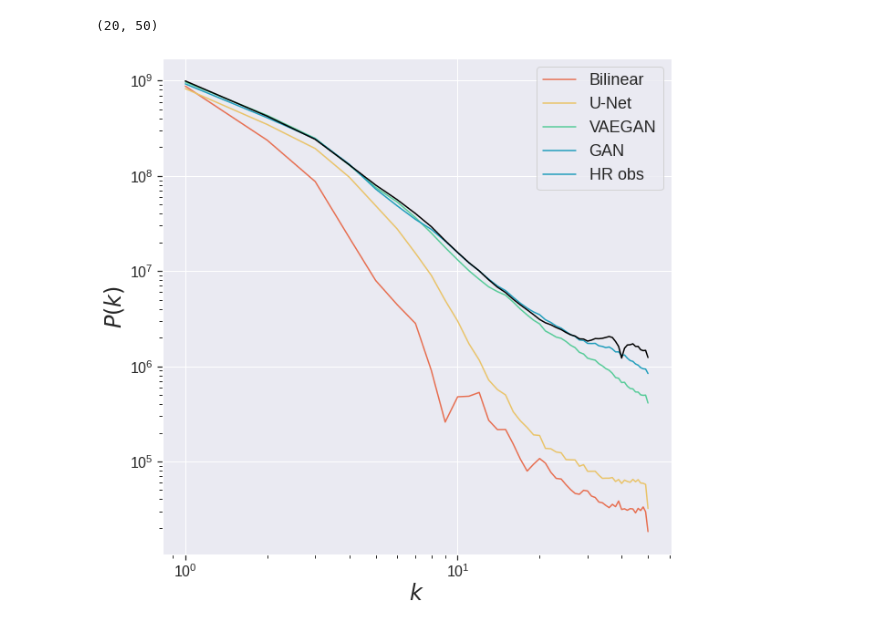
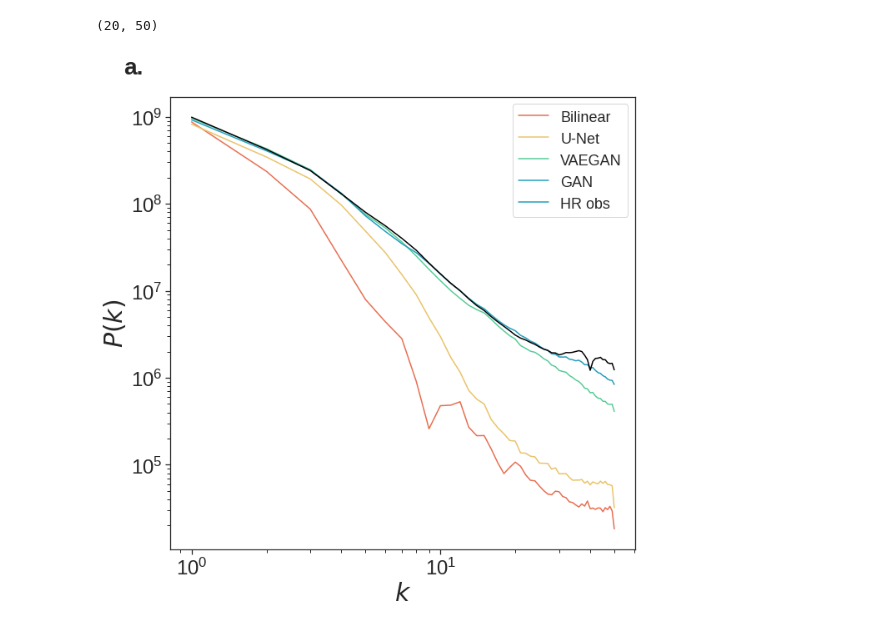
Before and after one commit to vosps/tropical_cyclone, a Jupyter notebook: figures/5_power_spectra.ipynb, the cells around one changed output. Drawn from its saved outputs; the diff is of its cells as text; code cells hidden in the pictures.

Commit message:
plot stuff and era5 downloads

```diff
--- a/figures/5_power_spectra.ipynb
+++ b/figures/5_power_spectra.ipynb
@@ -225,40 +226,41 @@ k_gan_ensemble,p_k_gan_ensemble = k_gan_ensemble[0],np.mean(p_k_gan_ensemble,axi
 # %%
 # Most power is located at large scales - small wave numbers. Does this make sense? This would mean most of the
 # image is dominated by large structures i.e. the core?
 # Towards smaller scales (larger wave numbers) the power drops off suddenly and in a linear (but it is a log scale? I guess it is a
 # double log) fashion. This is an expression of the fractal nature of the TC: at lower resolutions the same types of patterns return,
 # but at increasingly lower signal. There is a huge spike in the power spectrum at a wave number of ~300, or a size scale of about 3
 # pixels. This is the scale at which the smallest rainfall features at the edges of the large features manifest.
-plt.style.use('seaborn-darkgrid')
+fig, axes = plt.subplots(1, 1, figsize=(10, 10), sharey=False)
+plt.style.use('seaborn-ticks')
 plt.rcParams["figure.figsize"] = (10,10)
 sns.set_context("notebook")
 # print(k)
 # print(p_k)
 plt.loglog(k_inputs,p_k_inputs,color='#e76f51')
 plt.loglog(k_unet,p_k_unet,color='#e9c46a')
 # plt.loglog(k_vaegan,p_k_vaegan,color='#57cc99')
 # plt.loglog(k_gan,p_k_gan,color='#219ebc')
 plt.loglog(k_vaegan_ensemble,p_k_vaegan_ensemble,color='#57cc99')
 plt.loglog(k_gan_ensemble,p_k_gan_ensemble,color='#219ebc')
 
 plt.loglog(k_gan_ensemble[0],p_k_gan_ensemble[0],color='#219ebc')
 plt.loglog(k_gan_ensemble[1],p_k_gan_ensemble[1],color='#219ebc')
 plt.loglog(k_gan_ensemble[2],p_k_gan_ensemble[2],color='#219ebc')
 plt.loglog(k_gan_ensemble[3],p_k_gan_ensemble[3],color='#219ebc')
 plt.loglog(k_gan_ensemble[4],p_k_gan_ensemble[4],color='#219ebc')
-
+axes.text(-0.1, 1.05, 'a.', transform=axes.transAxes, size=28, weight='bold')
 plt.loglog(k_real,p_k_real,color='black')
-plt.xlabel("$k$",fontsize=24)
-plt.xticks(fontsize=16)
-plt.yticks(fontsize=16)
-plt.ylabel("$P(k)$",fontsize=24)
+plt.xlabel("$k$",fontsize=30)
+plt.xticks(fontsize=24)
+plt.yticks(fontsize=24)
+plt.ylabel("$P(k)$",fontsize=30)
 plt.legend(['Bilinear','U-Net','VAEGAN','GAN','HR obs'],frameon=True,fontsize=18)
 # plt.fill_between(k_vaegan_ensemble, p_k_vaegan_min,p_k_vaegan_max,color='#57cc99',alpha=0.2)
 # plt.fill_between(k_gan_ensemble, p_k_gan_min,p_k_gan_max,color='#219ebc',alpha=0.2)
-plt.savefig('figure5-power_spectra-test.png',bbox_inches='tight')
+plt.savefig('figure5-power_spectra-test.png',bbox_inches='tight',dpi=600)
 # plt.show
 # %% [output]
-[figure, old version]
+[figure, new version]
 # %%
 # The unet and the hr_input images are blurrier than their real contourparts. We can see this in the power spectra graph as
 # the power spectra drops off when the wave numnber is around 2. The images lose details as we sample smaller pixel areas.
```
Also changed, not shown: parts of 10 cells of this notebook, 15 other files.
